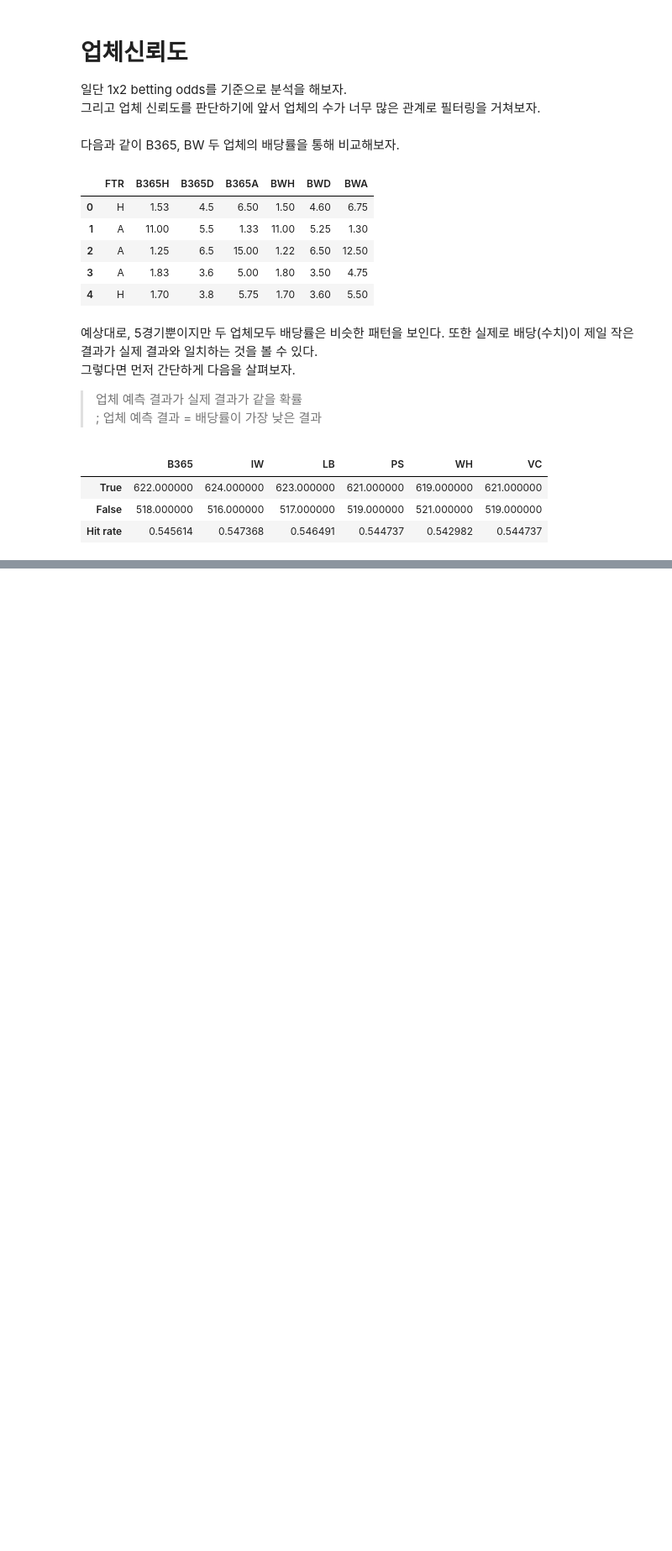
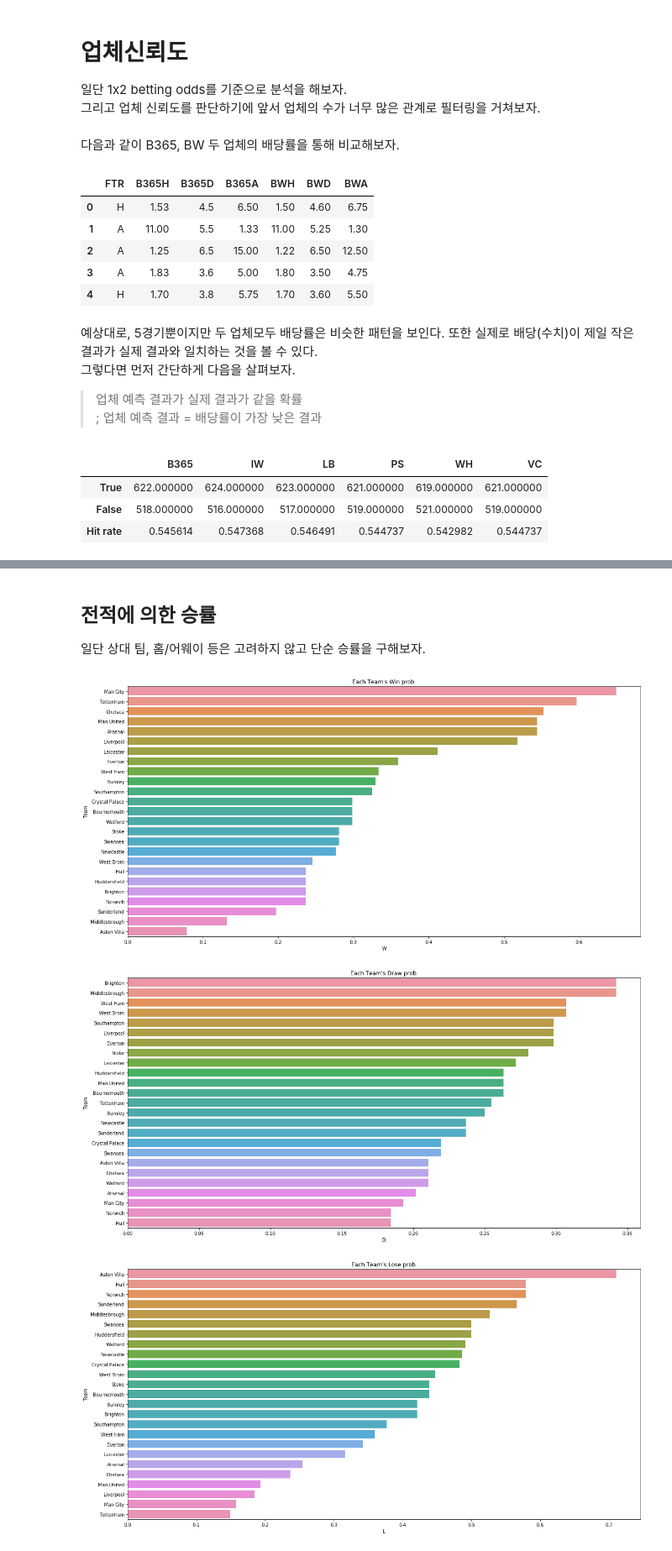
Before and after one commit to sunghoonhong/foot-ball-analysis, a Jupyter notebook: prototype.ipynb, the cells around one changed output, grey strips where cells are left out. Shown: that part at 84% size. Drawn from its saved outputs; the diff is of its cells as text; code cells hidden in the pictures; blank space fills up the shorter version.

```diff
--- a/prototype.ipynb
+++ b/prototype.ipynb
@@ -94,0 +108,7 @@ bets_rate
+# %%
+for bookmaker in bookmakers:
+    cases = [bookmaker+result for result in results]
+    probs = df[cases].apply(lambda x: 1/x)
+    with_margin = probs.sum(axis=1)
+    df[[case+'P' for case in cases]] = probs.apply(lambda x: x/with_margin)
+    print(df[[case+'P' for case in cases]].head())
@@ -94,0 +168,41 @@ bets_rate
+# %% [markdown]
+## 전적에 의한 승률
+
+일단 상대 팀, 홈/어웨이 등은 고려하지 않고 단순 승률을 구해보자.
+# %%
+match_data = ['HomeTeam', 'AwayTeam', 'FTR', 'FTHG', 'FTAG', 'HTHG', 'HTAG', 'HS', 'AS', 'HST', 'AST', 'HTW', 'HTD', 'HTL']
+df["HTW"] = (df["FTHG"] > df["FTAG"]).astype(int)
+df["HTD"] = (df["FTHG"] == df["FTAG"]).astype(int)
+df["HTL"] = (df["FTHG"] < df["FTAG"]).astype(int)
+df_match = df[match_data]
+ht_prob = df_match.groupby('HomeTeam')
+
+ht_prob = ht_prob['HTW', 'HTD', 'HTL'].count() * ht_prob['HTW', 'HTD', 'HTL'].mean()
+ht_prob.columns = ['W', 'D', 'L']
+ht_prob.index.name = 'Team'
+at_prob = df_match.groupby('AwayTeam')
+at_prob = at_prob['HTW', 'HTD', 'HTL'].count() * at_prob['HTW', 'HTD', 'HTL'].mean()
+at_prob.columns = ['L', 'D', 'W']
+at_prob.index.name = 'Team'
+
+simple_prob = pd.DataFrame(data=(ht_prob + at_prob), columns=['W', 'D', 'L'])
+simple_prob['sum'] = simple_prob.sum(axis=1)
+simple_prob['W']/=simple_prob['sum']
+simple_prob['D']/=simple_prob['sum']
+simple_prob['L']/=simple_prob['sum']
+
+plt.figure(figsize=(20,10))
+sns.barplot(y='Team', x='W', data=simple_prob.reset_index().sort_values(by='W', ascending=False)).set_title('Each Team\'s Win prob.')
+plt.show()
+
+plt.figure(figsize=(20,10))
+sns.barplot(y='Team', x='D', data=simple_prob.reset_index().sort_values(by='D', ascending=False)).set_title('Each Team\'s Draw prob.')
+plt.show()
+
+plt.figure(figsize=(20,10))
+sns.barplot(y='Team', x='L', data=simple_prob.reset_index().sort_values(by='L', ascending=False)).set_title('Each Team\'s Lose prob.')
+plt.show()
+# %% [output]
+[figure, added]
+[figure, added]
+[figure, added]
```
Also changed, not shown: parts of 7 cells of this notebook.
